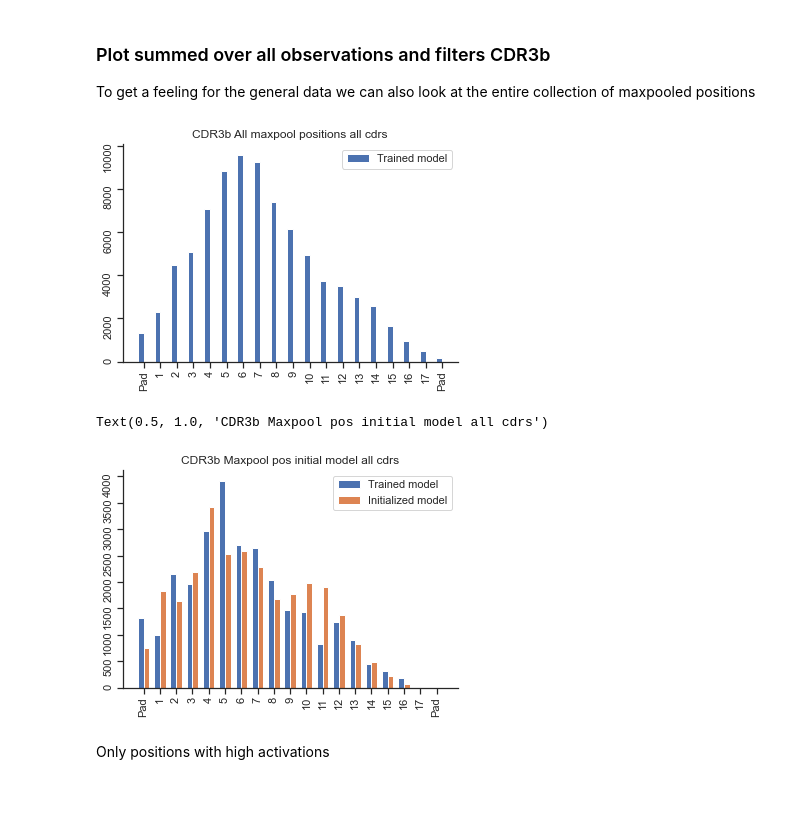
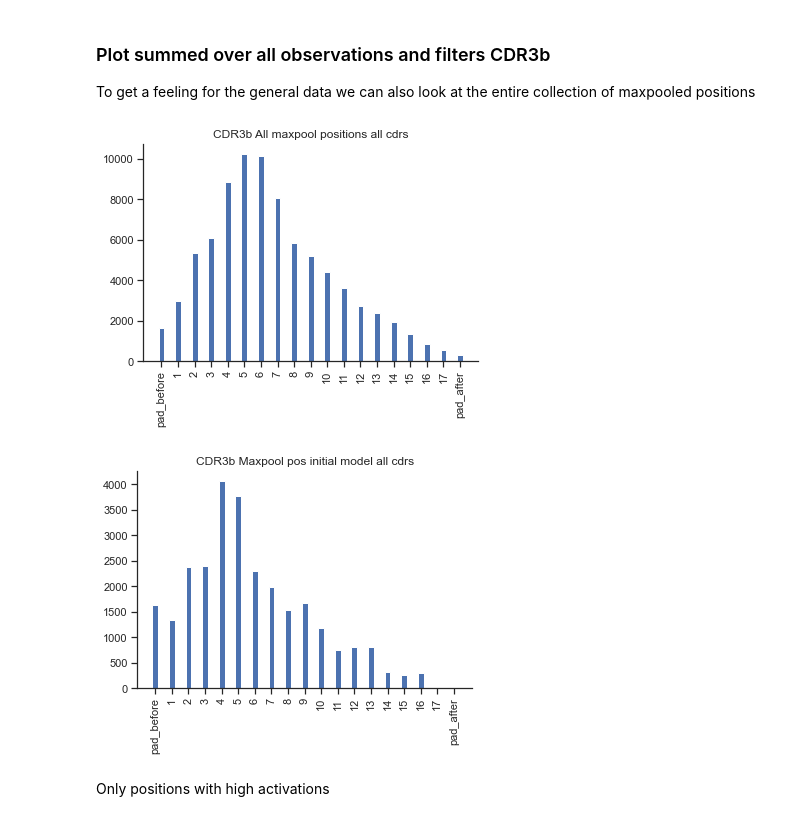
Before and after one commit to chrhjoh/speciale, a Jupyter notebook: modeling/src/03_analyze_cdr_cnn.ipynb, the cells around one changed output. Cells and saved outputs as stored; diff of their text form; code cells hidden in the pictures; blank space fills up the shorter version.

```diff
--- a/modeling/src/03_analyze_cdr_cnn.ipynb
+++ b/modeling/src/03_analyze_cdr_cnn.ipynb
@@ -195,26 +192,16 @@ Text(0.5, 1.0, 'CDR3b Maxpool pos initial model (cdr length = 16)')
+# %%
+length = max(data["cdr3b"].str.len())
+cdr3b_data = data.loc[:,data.columns.str.startswith("cdr3b_")]
+cdr3b_all_counts = count_position_occurences(cdr3b_data, length, activation=activation)
 # %% [markdown]
 ### Plot summed over all observations and filters CDR3b
 To get a feeling for the general data we can also look at the entire collection of maxpooled positions
-# %%
-fig, ax = plt.subplots()
-rects1 = ax.bar(x - width/2, np.sum(total_counts, axis=0), width, label='Trained model')
-#rects2 = ax.bar(x + width/2, np.sum(total_counts_init, axis=0), width, label='Initialized model')
-ax.tick_params(rotation=90)
-ax.set_xticks(x, labels)
-ax.legend()
-ax.set_title(f"CDR3b All maxpool positions all cdrs")
-plt.show()
-
-fig, ax = plt.subplots()
-rects1 = ax.bar(x - width/2, np.sum(start_pos, axis=0), width, label='Trained model')
-rects2 = ax.bar(x + width/2, np.sum(start_pos_init, axis=0), width, label='Initialized model')
-ax.tick_params(rotation=90)
-ax.set_xticks(x, labels)
-ax.legend()
-ax.set_title(f"CDR3b Maxpool pos initial model all cdrs")
-# %% [output]
-[figure, removed]
-Text(0.5, 1.0, 'CDR3b Maxpool pos initial model all cdrs')
-[figure, removed]
+# %%
+make_plot(cdr3b_all_counts,
+         title1='CDR3b All maxpool positions all cdrs',
+         title2='CDR3b Maxpool pos initial model all cdrs')
+# %% [output]
+[figure, added]
+[figure, added]
 # %% [markdown]
 Only positions with high activations
```
Also changed, not shown: parts of 71 cells of this notebook, 6 other files.
